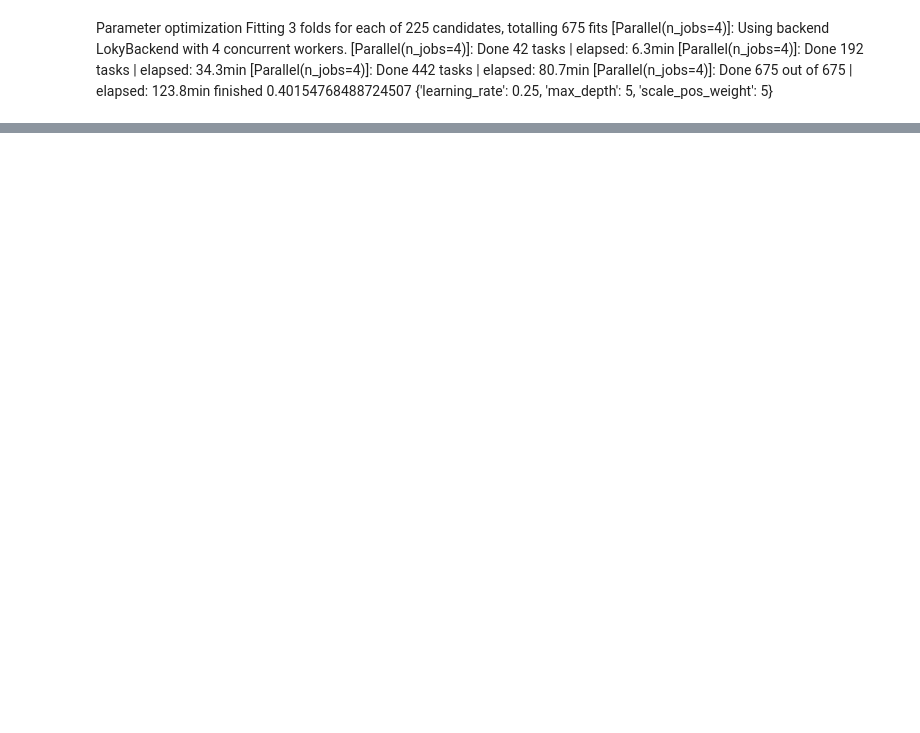
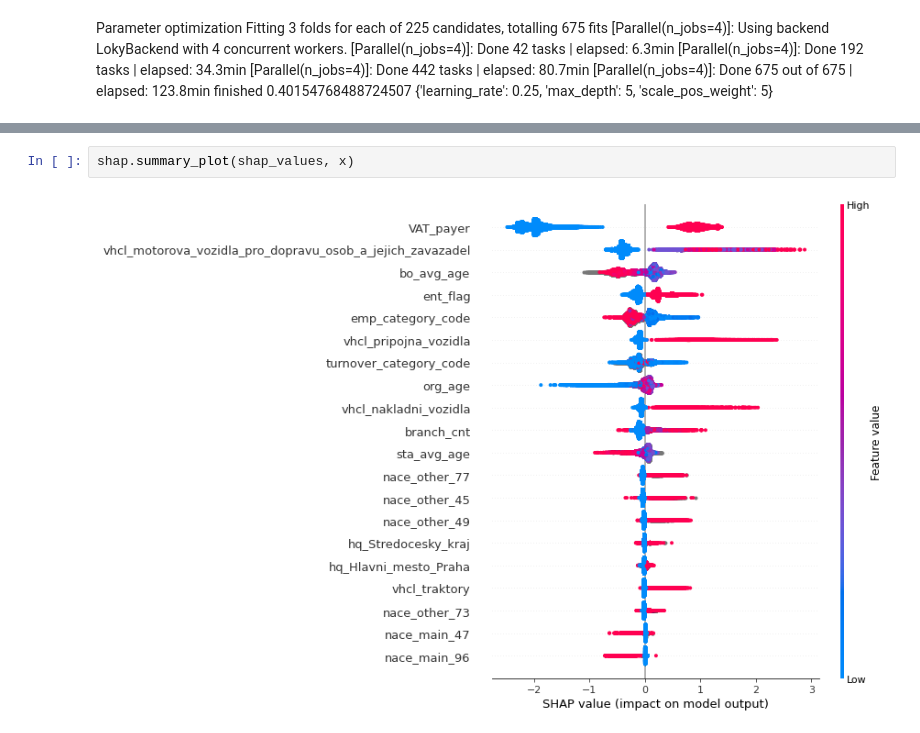
Before and after one commit to mindforceai/tools, a Jupyter notebook: data_analysis_w_xgboost/data_analysis_w_xgboost.ipynb, the cells around one changed output, grey strips where cells are left out. Cells and saved outputs as stored; diff of their text form; blank space fills up the shorter version.

```diff
--- a/data_analysis_w_xgboost/data_analysis_w_xgboost.ipynb
+++ b/data_analysis_w_xgboost/data_analysis_w_xgboost.ipynb
@@ -148,0 +204,4 @@ xgb.plot_importance(moto_model, max_num_features=10, importance_type='weight')
+# %%
+shap.summary_plot(shap_values, x)
+# %% [output]
+[figure, added]
```
Also changed, not shown: parts of 16 cells of this notebook.
